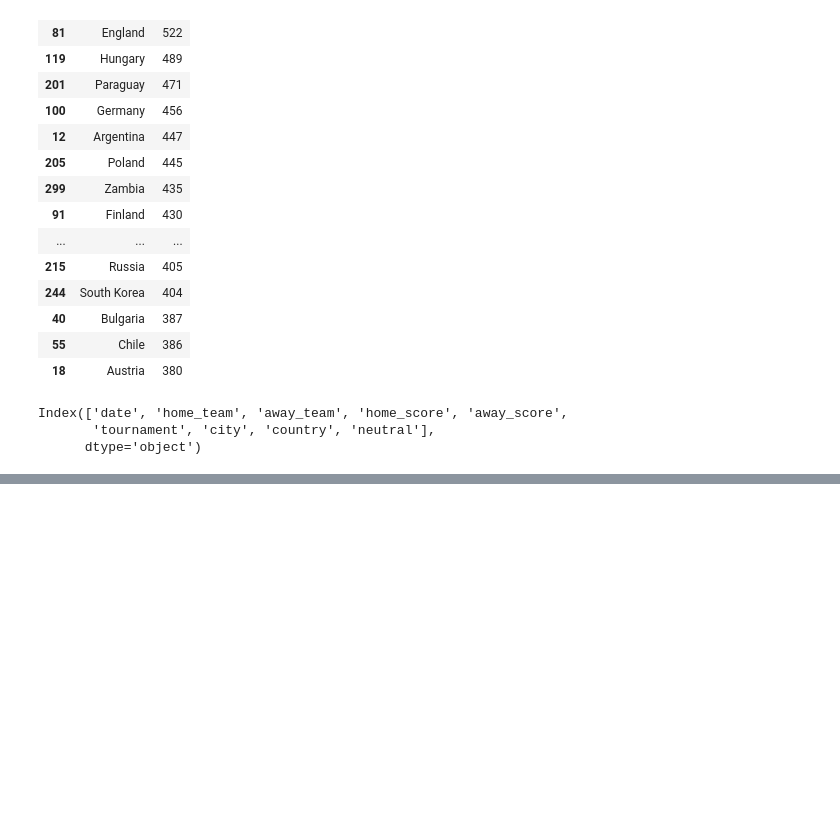
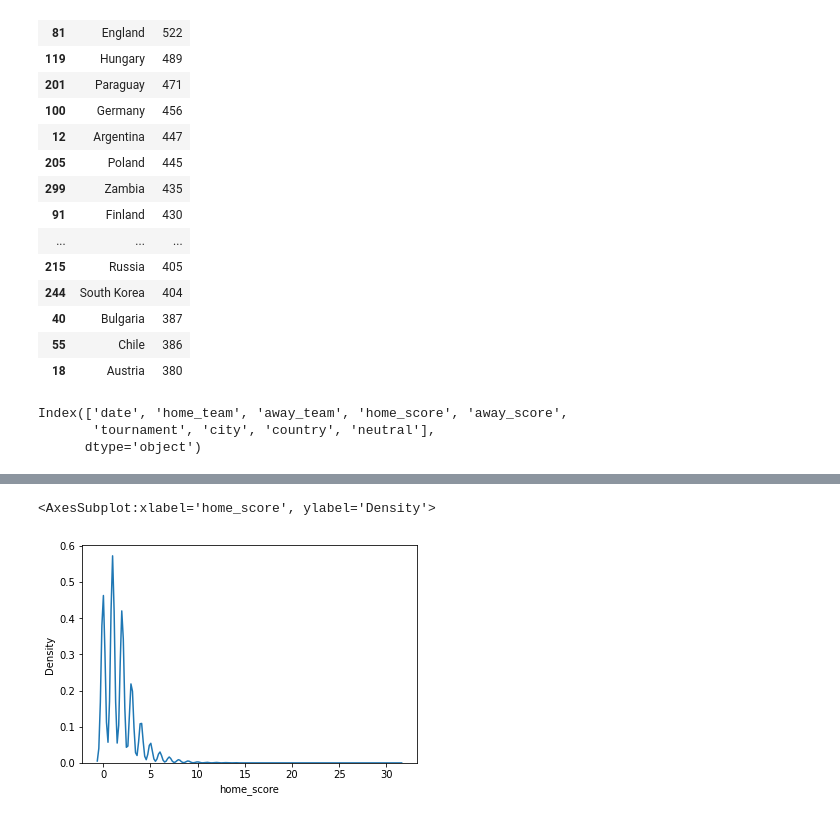
Before and after one commit to Omaraitbenhaddi/ODC-World-Cup-2022-Predictions, a Jupyter notebook: notebooks/data_exploration.ipynb, the cells around one changed output, grey strips where cells are left out. Saved outputs shown, nothing was run; the diff lists cells and outputs as text; code cells hidden in the pictures; blank space fills up the shorter version.

```diff
--- a/notebooks/data_exploration.ipynb
+++ b/notebooks/data_exploration.ipynb
@@ -124,0 +160,5 @@ import seaborn as sns
+# %%
+sns.kdeplot(x='home_score', data=df)
+# %% [output]
+<AxesSubplot:xlabel='home_score', ylabel='Density'>
+[figure, added]
```
Also changed, not shown: parts of 15 cells of this notebook.
